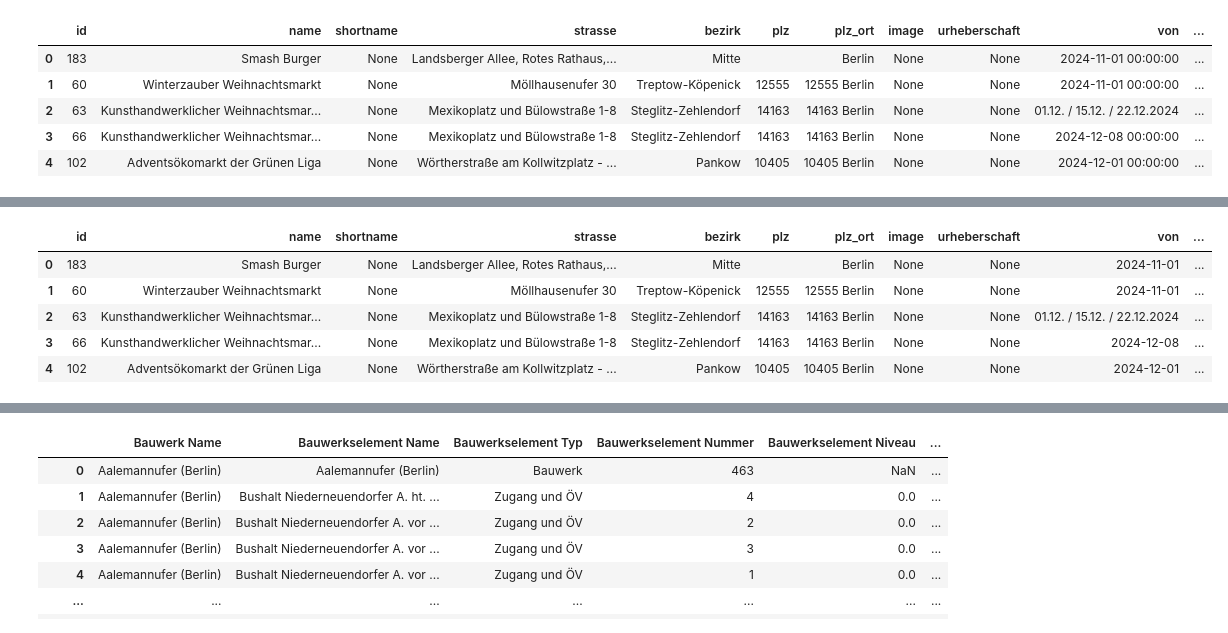
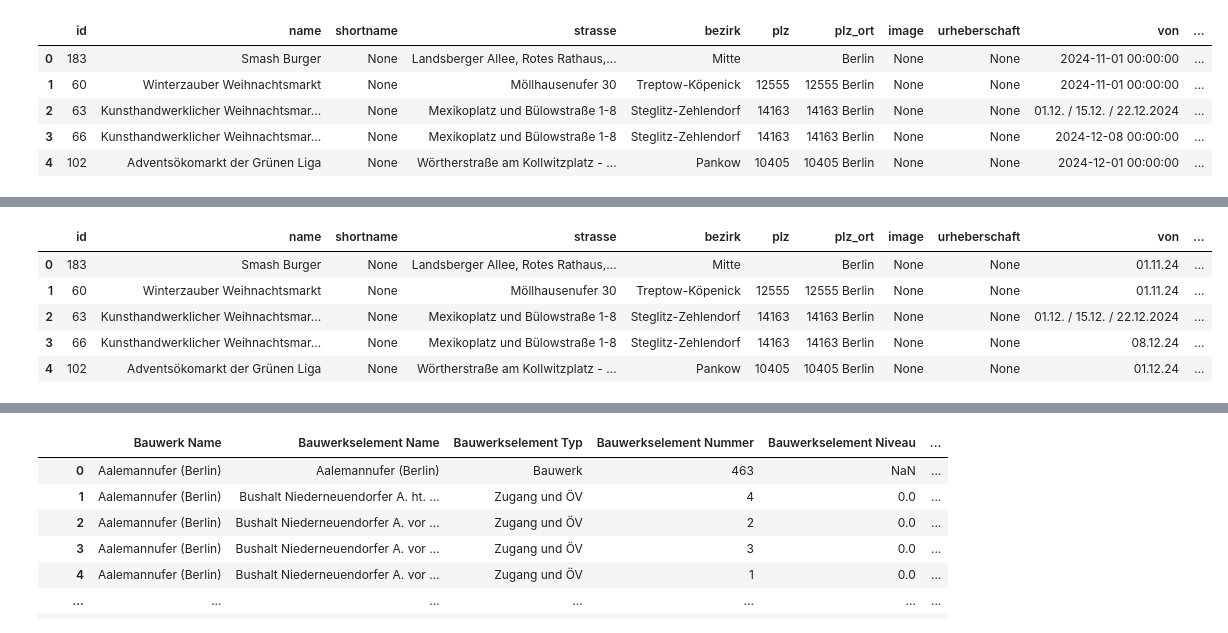
Before and after one commit to technologiestiftung/weihnachtsmarktkarte, a Jupyter notebook: data_processing/markets_2024.ipynb, the cells around one changed output, grey strips where cells are left out. Drawn from its saved outputs; the diff is of its cells as text; code cells hidden in the pictures.

```diff
--- a/data_processing/markets_2024.ipynb
+++ b/data_processing/markets_2024.ipynb
@@ -322,7 +322,7 @@ def convert_date(date):
     try:
         #to datetime
         date = pd.to_datetime(date, format="%d.%m.%Y %H:%M", errors="raise")
-        return date.date()  #only return date
+        return date.strftime("%d.%m.%y")   #only return date
     except (ValueError, TypeError):
         #return original value
         return date
@@ -357,50 +357,49 @@ opening hours
 def convertOpeningHours(oeffnungszeiten):
     #delete "Uhr" and blank spaces
     cleaned = oeffnungszeiten.strip().replace("Uhr", "").replace("uhr", "").replace("bis", "-").replace(" ", "")
+    cleaned = cleaned.replace(".", ":")
 
     #Regex for recognising the time formats HH:MM-HH:MM oder HH-HH
     pattern = r'(\d{1,2}:\d{2})\s*-\s*(\d{1,2}:\d{2})|(\d{1,2})\s*-\s*(\d{1,2})'
 
     #search for pattern
     match = re.search(pattern, cleaned)
 
     if match:
+
         #if HH:MM is found
         if match.group(1) and match.group(2):
             start_time = match.group(1)
             end_time = match.group(2)
         #if HH-HH is found
         elif match.group(3) and match.group(4):
             start_hour = match.group(3)
             end_hour = match.group(4)
             start_time = f"{start_hour}:00"
             end_time = f"{end_hour}:00"
         else:
             #if format deviates, keep original "oeffnungszeiten"
-            return oeffnungszeiten
+            return None
 
         #check 24-hour-format
-        start_hour, start_minute = map(int, start_time.split(':'))
-        end_hour, end_minute = map(int, end_time.split(':'))
+        start_hour, start_minute = map(int, start_time.split(":"))
+        end_hour, end_minute = map(int, end_time.split(":"))
 
         if (0 <= start_hour < 24) and (0 <= end_hour < 24):
-            # Formatieren der Zeit
             return f"{start_time}-{end_time}"
 
-    #if format deviates, keep original "oeffnungszeiten"
-    return oeffnungszeiten
 
 #apply function on column "oeffnungszeiten"
 df["formatierteOeffnungszeit"] = df["oeffnungszeiten"].apply(convertOpeningHours)
 
 df.head()
 # %% [output]
 |  | id | name | shortname | strasse | bezirk | plz | plz_ort | image | urheberschaft | von | ... |
-| 0 | 183 | Smash Burger | None | Landsberger Allee, Rotes Rathaus,... | Mitte |  | Berlin | None | None | 2024-11-01 | ... |
-| 1 | 60 | Winterzauber Weihnachtsmarkt | None | Möllhausenufer 30 | Treptow-Köpenick | 12555 | 12555 Berlin | None | None | 2024-11-01 | ... |
+| 0 | 183 | Smash Burger | None | Landsberger Allee, Rotes Rathaus,... | Mitte |  | Berlin | None | None | 01.11.24 | ... |
+| 1 | 60 | Winterzauber Weihnachtsmarkt | None | Möllhausenufer 30 | Treptow-Köpenick | 12555 | 12555 Berlin | None | None | 01.11.24 | ... |
 | 2 | 63 | Kunsthandwerklicher Weihnachtsmar... | None | Mexikoplatz und Bülowstraße 1-8 | Steglitz-Zehlendorf | 14163 | 14163 Berlin | None | None | 01.12. / 15.12. / 22.12.2024 | ... |
-| 3 | 66 | Kunsthandwerklicher Weihnachtsmar... | None | Mexikoplatz und Bülowstraße 1-8 | Steglitz-Zehlendorf | 14163 | 14163 Berlin | None | None | 2024-12-08 | ... |
-| 4 | 102 | Adventsökomarkt der Grünen Liga | None | Wörtherstraße am Kollwitzplatz - ... | Pankow | 10405 | 10405 Berlin | None | None | 2024-12-01 | ... |
+| 3 | 66 | Kunsthandwerklicher Weihnachtsmar... | None | Mexikoplatz und Bülowstraße 1-8 | Steglitz-Zehlendorf | 14163 | 14163 Berlin | None | None | 08.12.24 | ... |
+| 4 | 102 | Adventsökomarkt der Grünen Liga | None | Wörtherstraße am Kollwitzplatz - ... | Pankow | 10405 | 10405 Berlin | None | None | 01.12.24 | ... |
 # %%
 #add formatted opening hour to weekdays == 1
 
```
Also changed, not shown: parts of 14 cells of this notebook, 4 other files.
